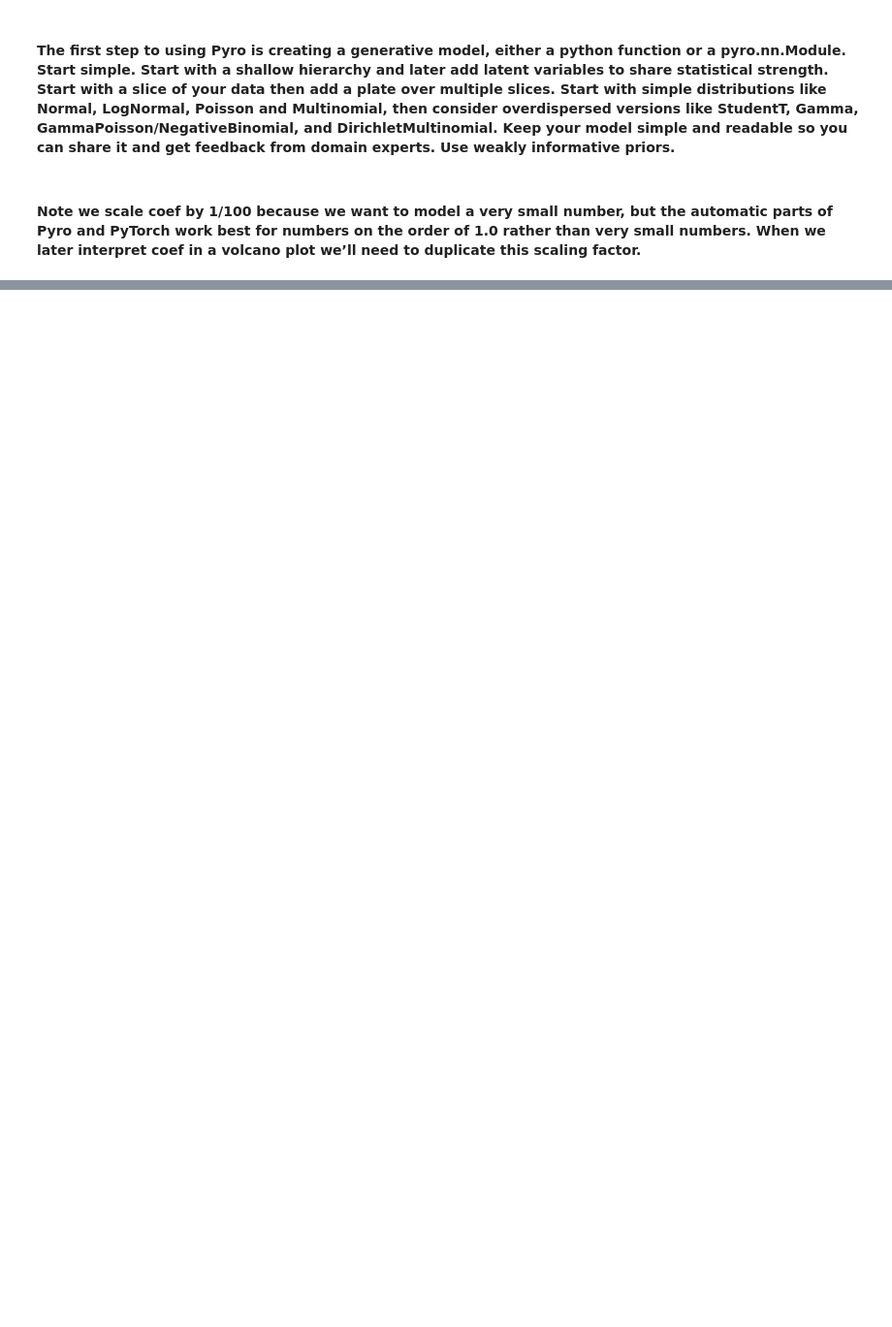
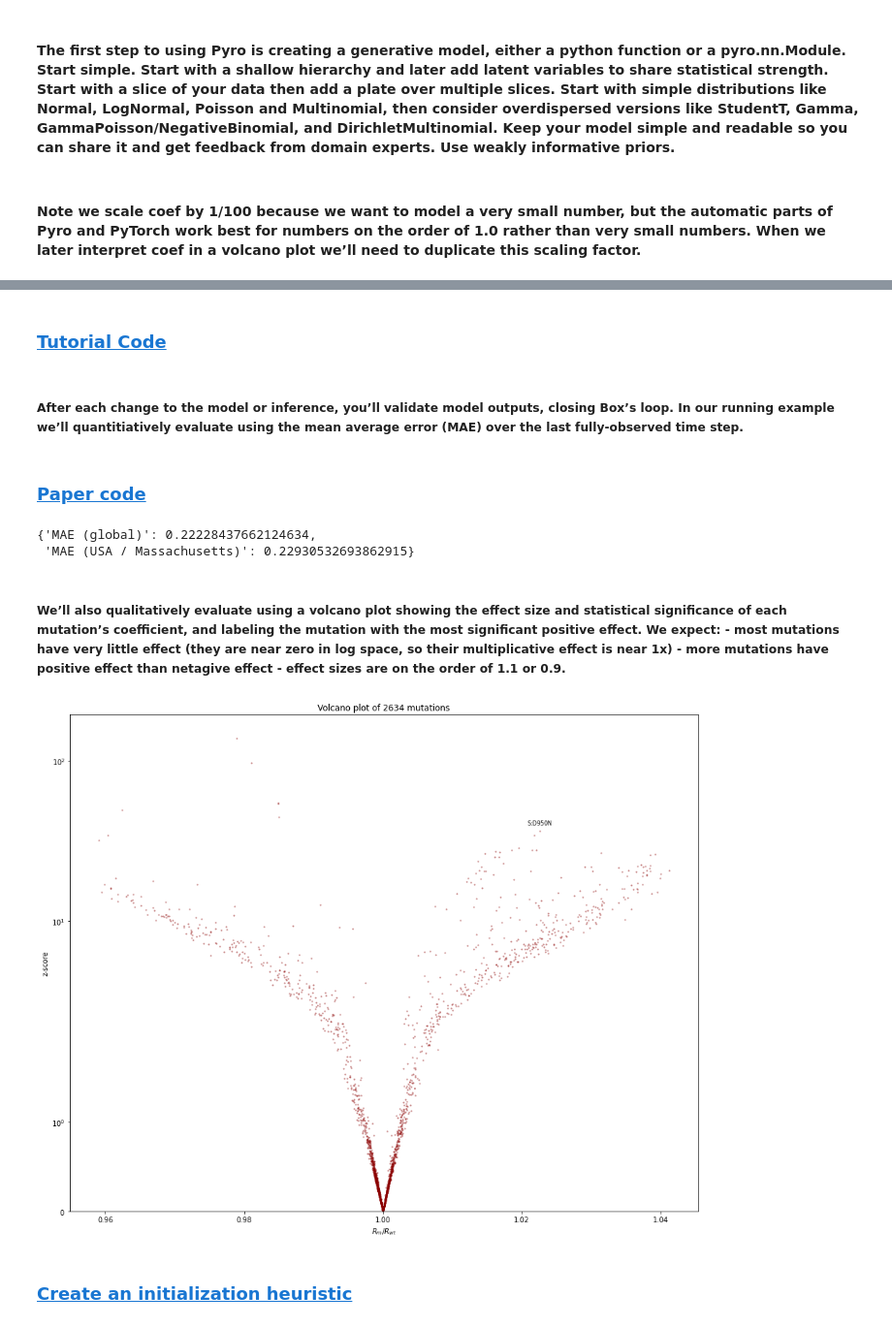
Before and after one commit to drclab/GP_VAE, a Jupyter notebook: drclab/Pyro/svi_23.ipynb, the cells around one changed output, grey strips where cells are left out. Shown: that part at 97% size. Cells and saved outputs as stored; diff of their text form; code cells hidden in the pictures; blank space fills up the shorter version.

Commit message:
Volcano

```diff
--- a/drclab/Pyro/svi_23.ipynb
+++ b/drclab/Pyro/svi_23.ipynb
@@ -199,0 +262,6 @@ Wall time: 3min 35s
+# %% [markdown]
+### [Tutorial Code](https://github.com/pyro-ppl/pyro/blob/dev/tutorial/source/logistic-growth.ipynb)
+# %% [markdown]
+##### After each change to the model or inference, you’ll validate model outputs, closing Box’s loop. In our running example we’ll quantitiatively evaluate using the mean average error (MAE) over the last fully-observed time step.
+# %% [markdown]
+ ### [Paper code](https://github.com/broadinstitute/pyro-cov)
@@ -199,0 +287,34 @@ Wall time: 3min 35s
+# %%
+evaluate(model, guide)
+# %% [output]
+{'MAE (global)': 0.22228437662124634,
+ 'MAE (USA / Massachusetts)': 0.22930532693862915}
+# %% [markdown]
+##### We’ll also qualitatively evaluate using a volcano plot showing the effect size and statistical significance of each mutation’s coefficient, and labeling the mutation with the most significant positive effect. We expect: - most mutations have very little effect (they are near zero in log space, so their multiplicative effect is near 1x) - more mutations have positive effect than netagive effect - effect sizes are on the order of 1.1 or 0.9.
+# %%
+def plot_volcano(guide, num_particles=100):
+    with torch.no_grad(), poutine.mask(mask=False):  # makes computations cheaper
+        with pyro.plate("particle", num_particles, dim=-3):  # vectorizes
+            trace = poutine.trace(guide).get_trace(data_set)
+            trace = poutine.trace(poutine.replay(model, trace)).get_trace(data_set, -1) # model(dataset, predict=-1)
+            coef = trace.nodes["coef"]["value"].cpu()
+    coef = coef.squeeze() * 0.01  # Scale factor as in the model.
+    mean = coef.mean(0)
+    std = coef.std(0)
+    z_score = mean.abs() / std
+    effect_size = mean.exp().numpy()
+    plt.figure(figsize=(16, 13))
+    plt.scatter(effect_size, z_score.numpy(), lw=0, s=5, alpha=0.5, color="darkred")
+    plt.yscale("symlog")
+    plt.ylim(0, None)
+    plt.xlabel("$R_m/R_{wt}$")
+    plt.ylabel("z-score")
+    i = int((mean / std).max(0).indices)
+    plt.text(effect_size[i], z_score[i] * 1.1, data_set["mutations"][i], ha="center", fontsize=8)
+    plt.title(f"Volcano plot of {len(mean)} mutations")
+# %%
+plot_volcano(guide)
+# %% [output]
+[figure, added]
+# %% [markdown]
+### [Create an initialization heuristic](http://pyro.ai/examples/workflow.html#Create-an-initialization-heuristic)
```
Also changed, not shown: parts of 13 cells of this notebook.
